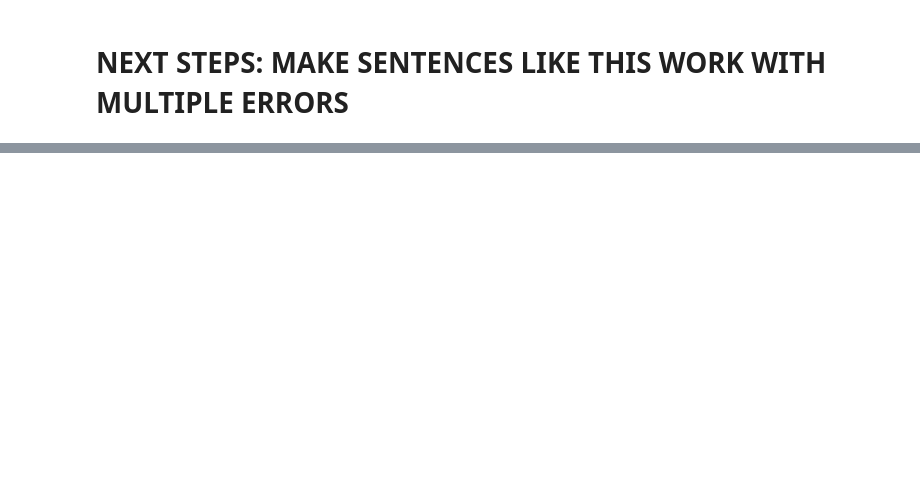
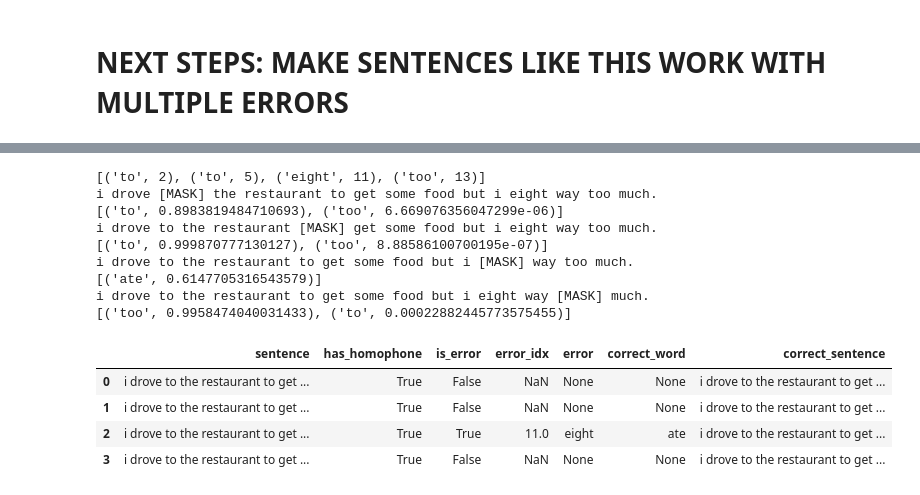
Before and after one commit to mfgeary/dsan5800-final-project, a Jupyter notebook: code/austin-model.ipynb, the cells around one changed output, grey strips where cells are left out. Drawn from its saved outputs; the diff is of its cells as text; code cells hidden in the pictures; blank space fills up the shorter version.

Commit message:
Can handle multiple homophones/long text

```diff
--- a/code/austin-model.ipynb
+++ b/code/austin-model.ipynb
@@ -324,0 +457,17 @@ have you scene my new [MASK] of money?
+# %%
+homophone_checker("I drove to the restaurant to get some food but I eight way too much.")
+# %% [output]
+[('to', 2), ('to', 5), ('eight', 11), ('too', 13)]
+i drove [MASK] the restaurant to get some food but i eight way too much.
+[('to', 0.8983819484710693), ('too', 6.669076356047299e-06)]
+i drove to the restaurant [MASK] get some food but i eight way too much.
+[('to', 0.999870777130127), ('too', 8.88586100700195e-07)]
+i drove to the restaurant to get some food but i [MASK] way too much.
+[('ate', 0.6147705316543579)]
+i drove to the restaurant to get some food but i eight way [MASK] much.
+[('too', 0.9958474040031433), ('to', 0.00022882445773575455)]
+|  | sentence | has_homophone | is_error | error_idx | error | correct_word | correct_sentence |
+| 0 | i drove to the restaurant to get ... | True | False | NaN | None | None | i drove to the restaurant to get ... |
+| 1 | i drove to the restaurant to get ... | True | False | NaN | None | None | i drove to the restaurant to get ... |
+| 2 | i drove to the restaurant to get ... | True | True | 11.0 | eight | ate | i drove to the restaurant to get ... |
+| 3 | i drove to the restaurant to get ... | True | False | NaN | None | None | i drove to the restaurant to get ... |
```
Also changed, not shown: parts of 14 cells of this notebook.
